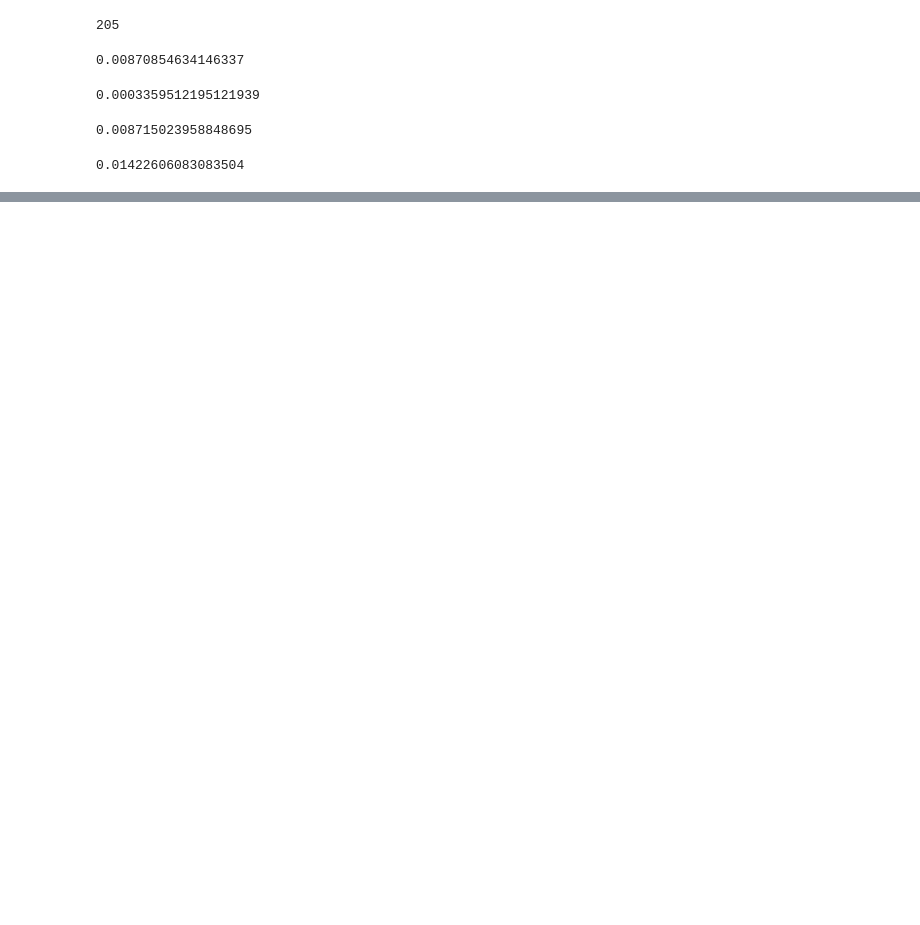
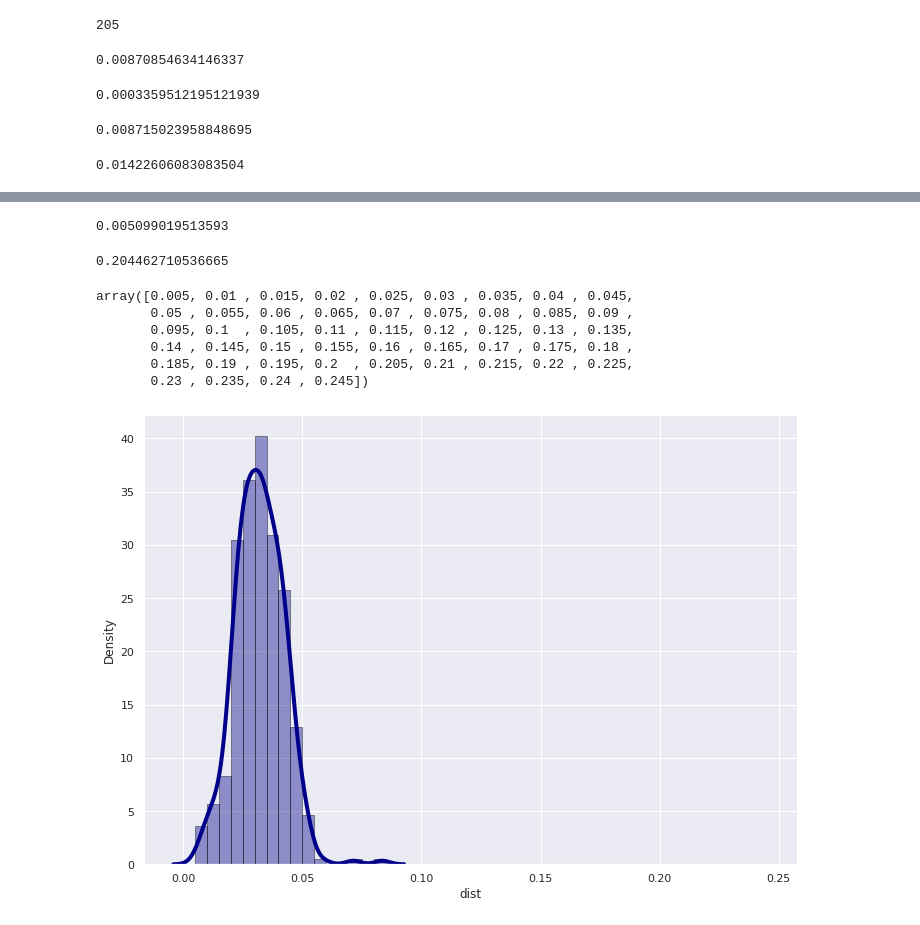
Before and after one commit to 850075610/sensor-fusion, a Jupyter notebook: data/MSE_pose.ipynb, the cells around one changed output, grey strips where cells are left out. Drawn from its saved outputs; the diff is of its cells as text; code cells hidden in the pictures; blank space fills up the shorter version.

```diff
--- a/data/MSE_pose.ipynb
+++ b/data/MSE_pose.ipynb
@@ -1,10 +1,14 @@
 # %%
 import math
 import pandas as pd
+import numpy as np
+import matplotlib.pyplot as plt
+import seaborn as sns
 from sklearn.metrics import mean_squared_error
 # read from csv and save corresponding column data to variables
 df = pd.read_csv('pose1.csv')
 # transfer unit to meter
 y = df.y.div(1000)
 x = df.x.div(1000)
+dist0 = df.dist
 l = len(y)
@@ -155,0 +282,33 @@ rmse
+# %%
+min(dist)
+# %% [output]
+0.005099019513593
+# %%
+max(dist)
+# %% [output]
+0.204462710536665
+# %%
+bin_values = np.arange(start=0.005, stop=0.25, step=0.005)
+# %%
+bin_values
+# %% [output]
+array([0.005, 0.01 , 0.015, 0.02 , 0.025, 0.03 , 0.035, 0.04 , 0.045,
+       0.05 , 0.055, 0.06 , 0.065, 0.07 , 0.075, 0.08 , 0.085, 0.09 ,
+       0.095, 0.1  , 0.105, 0.11 , 0.115, 0.12 , 0.125, 0.13 , 0.135,
+       0.14 , 0.145, 0.15 , 0.155, 0.16 , 0.165, 0.17 , 0.175, 0.18 ,
+       0.185, 0.19 , 0.195, 0.2  , 0.205, 0.21 , 0.215, 0.22 , 0.225,
+       0.23 , 0.235, 0.24 , 0.245])
+# %%
+sns.set(rc={'figure.figsize':(11.7,8.27)})
+# Density Plot and Histogram of act_dist
+# sns.distplot(subset['arr_delay'], hist = False, kde = True,
+#                  kde_kws = {'shade': True, 'linewidth': 3},
+#                   label = airline)
+# 'shade': True can be used to compare multiple density plot
+# rug=True , for showing all detailed data
+sns_plot = sns.distplot(dist0, hist=True, kde=True,
+             bins=bin_values, color = 'darkblue',
+             hist_kws={'edgecolor':'black'},
+             kde_kws={'linewidth': 4})
+# %% [output]
+[figure, added]
```
Also changed, not shown: parts of 17 cells of this notebook, 5 other files.
